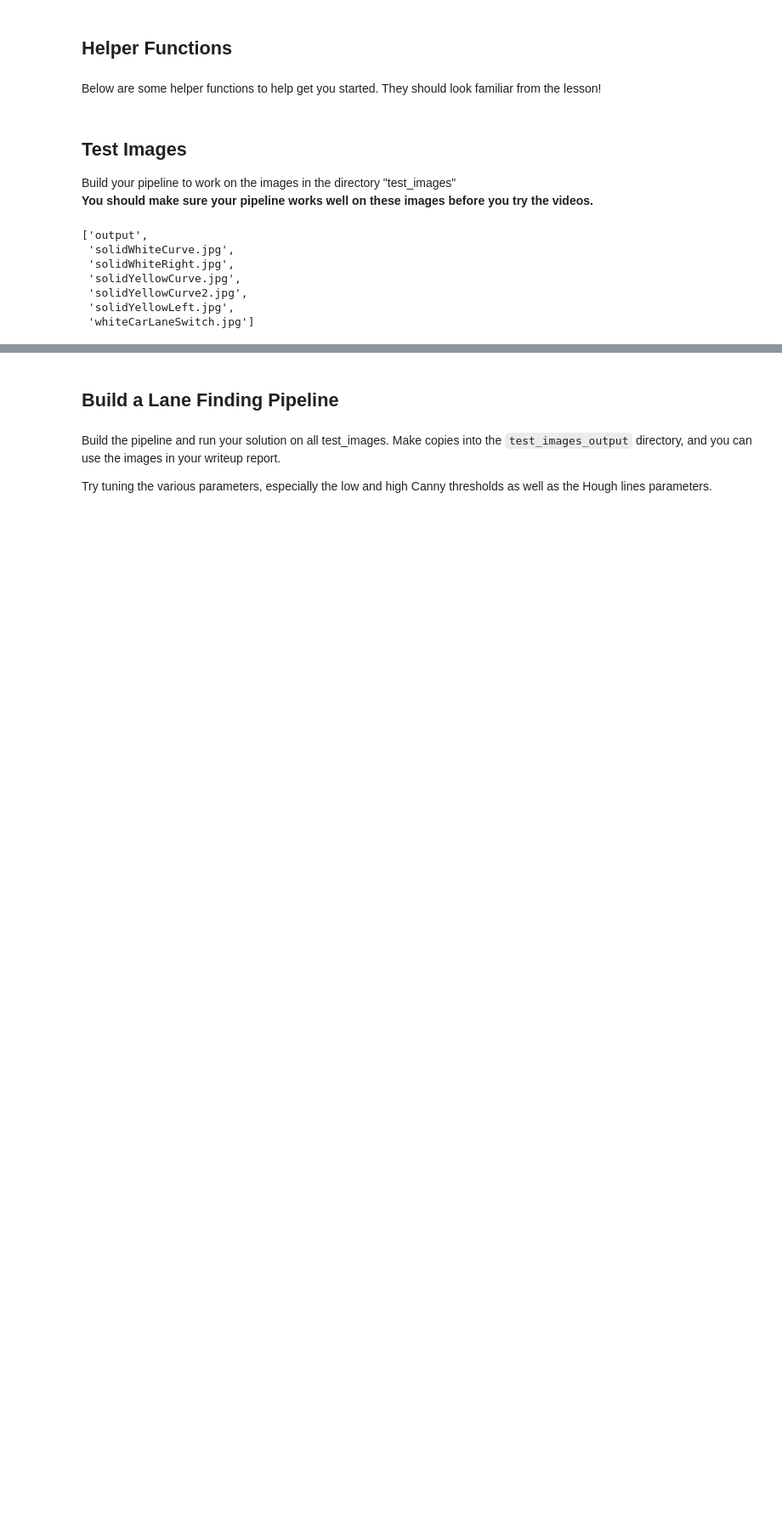
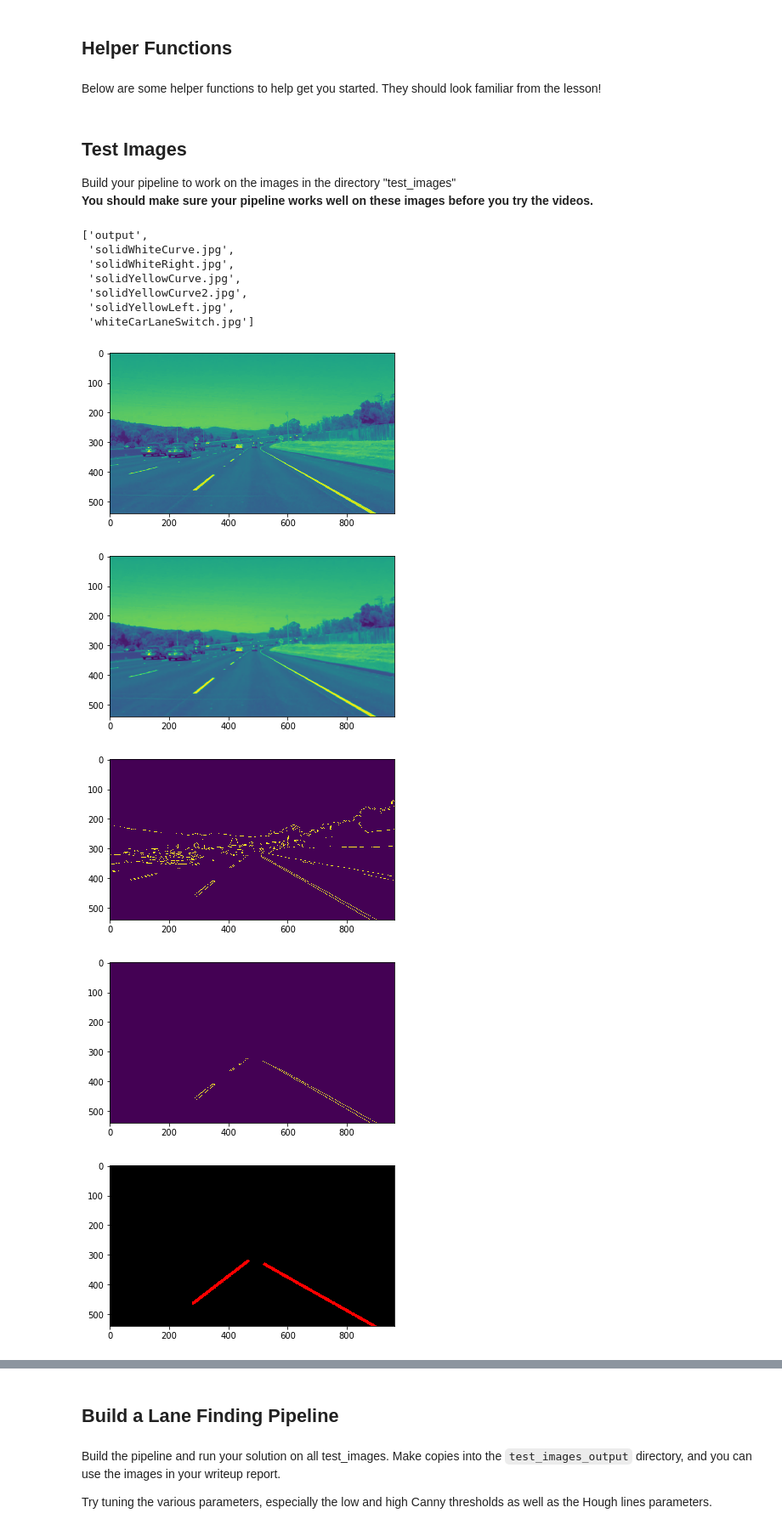
Before and after one commit to bookun/CarND-LaneLines-P1, a Jupyter notebook: P1.ipynb, the cells around one changed output, grey strips where cells are left out. Shown: that part at 85% size. Cells and saved outputs as stored; diff of their text form; code cells hidden in the pictures; blank space fills up the shorter version.

Commit message:
add test images!

```diff
--- a/P1.ipynb
+++ b/P1.ipynb
@@ -223,3 +223,35 @@ os.listdir("test_images/")
  'solidYellowCurve2.jpg',
  'solidYellowLeft.jpg',
  'whiteCarLaneSwitch.jpg']
+# %%
+image = plt.imread("test_images/solidWhiteCurve.jpg")
+
+gray = grayscale(image)
+plt.imshow(gray)
+plt.show()
+kernel_size = 5
+blur_gray = gaussian_blur(gray , kernel_size)
+plt.imshow(blur_gray)
+plt.show()
+edges = canny(blur_gray, low_threshold=50, high_threshold=150)
+plt.imshow(edges)
+plt.show()
+imshape = image.shape
+vertices = np.array([[(0, imshape[0]), (imshape[1]/2-20, imshape[0]*.6),
+               (imshape[1]/2+20, imshape[0]*.6), (imshape[1], imshape[0])]], dtype=np.int32)
+
+masked_edges = region_of_interest(edges, vertices)
+plt.imshow(masked_edges)
+plt.show()
+line_image = hough_lines(masked_edges, 1, np.pi/180, 15, 100, 100)
+plt.imshow(line_image)
+plt.show()
+result = weighted_img(line_image, image)
+plt.imshow(result)
+plt.show()
+# %% [output]
+[figure, added]
+[figure, added]
+[figure, added]
+[figure, added]
+[figure, added]
```
Also changed, not shown: parts of 3 cells of this notebook, 9 other files.
